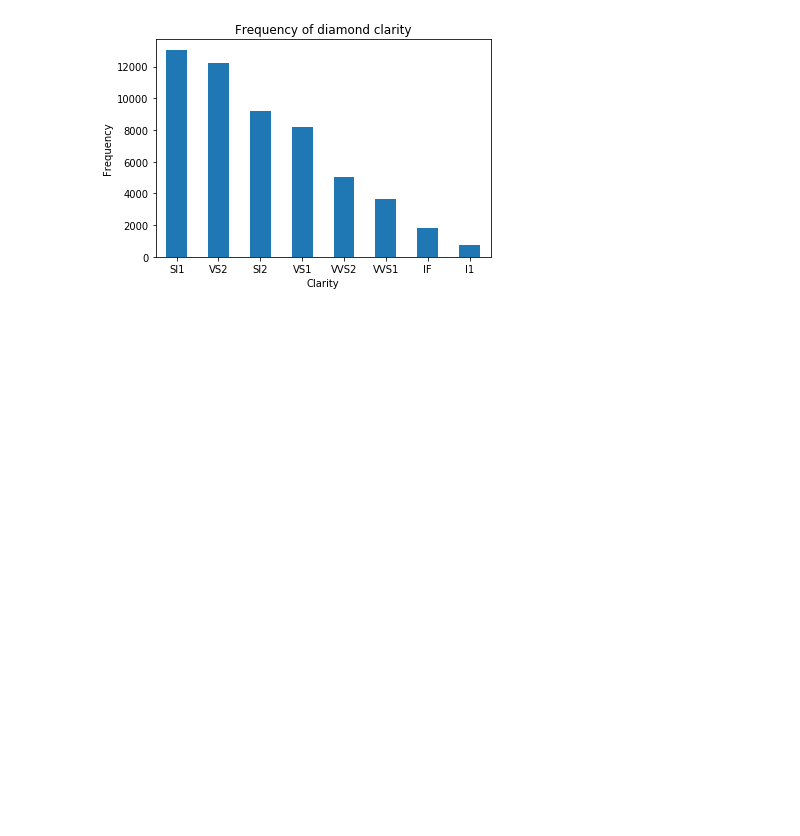
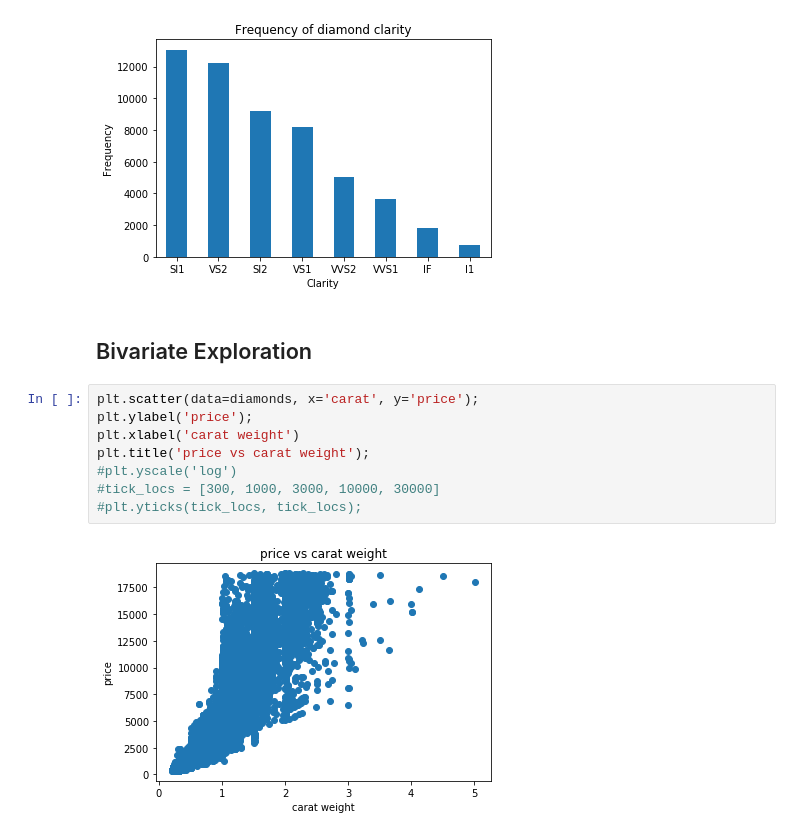
Before and after one commit to csmeet1495/Diamond-dataset--data-visualization, a Jupyter notebook: diamond_dataset-data_visualization.ipynb, the cells around one changed output. Cells and saved outputs as stored; diff of their text form; blank space fills up the shorter version.

```diff
--- a/diamond_dataset-data_visualization.ipynb
+++ b/diamond_dataset-data_visualization.ipynb
@@ -102,3 +102,15 @@ plt.ylabel('Frequency')
 plt.title('Frequency of diamond clarity');
 # %% [output]
 [figure]
+# %% [markdown]
+## Bivariate Exploration
+# %%
+plt.scatter(data=diamonds, x='carat', y='price');
+plt.ylabel('price');
+plt.xlabel('carat weight')
+plt.title('price vs carat weight');
+#plt.yscale('log')
+#tick_locs = [300, 1000, 3000, 10000, 30000]
+#plt.yticks(tick_locs, tick_locs);
+# %% [output]
+[figure, added]
```
Also changed, not shown: parts of 2 cells of this notebook.
